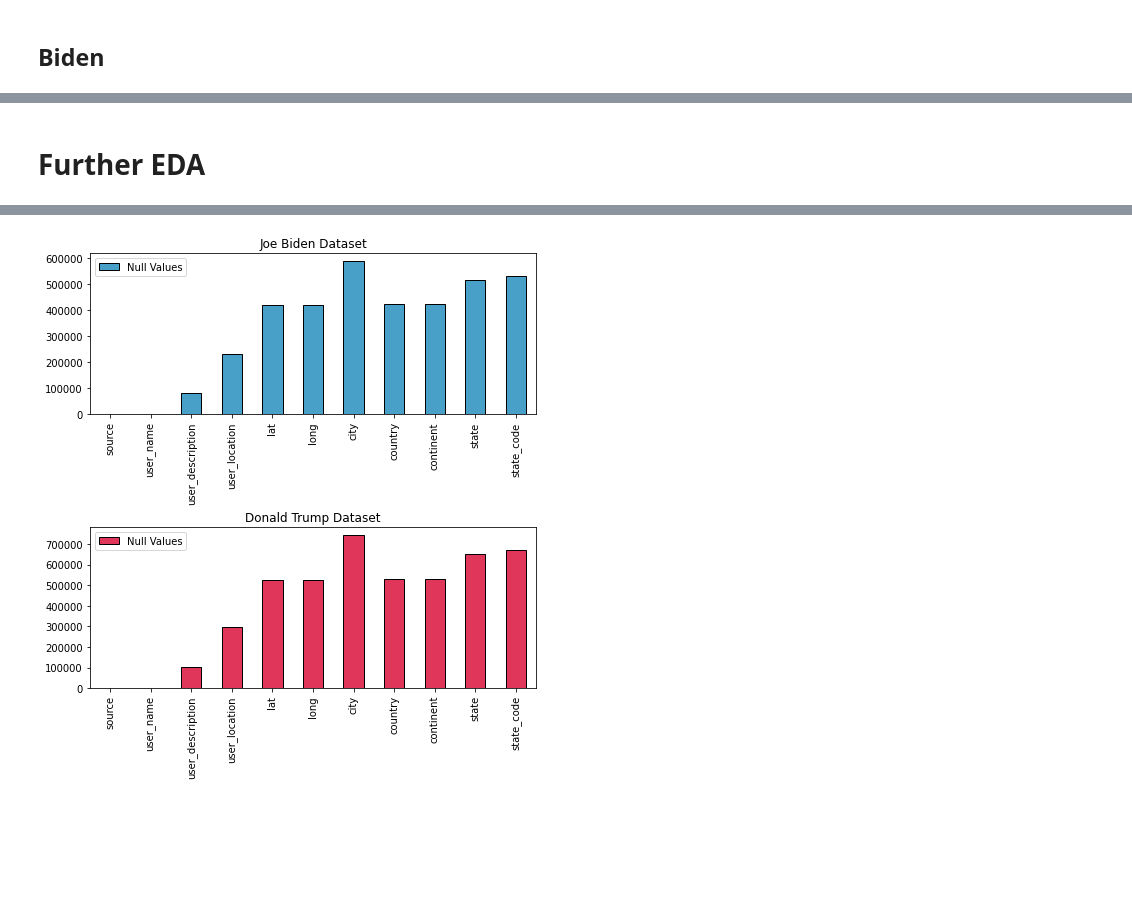
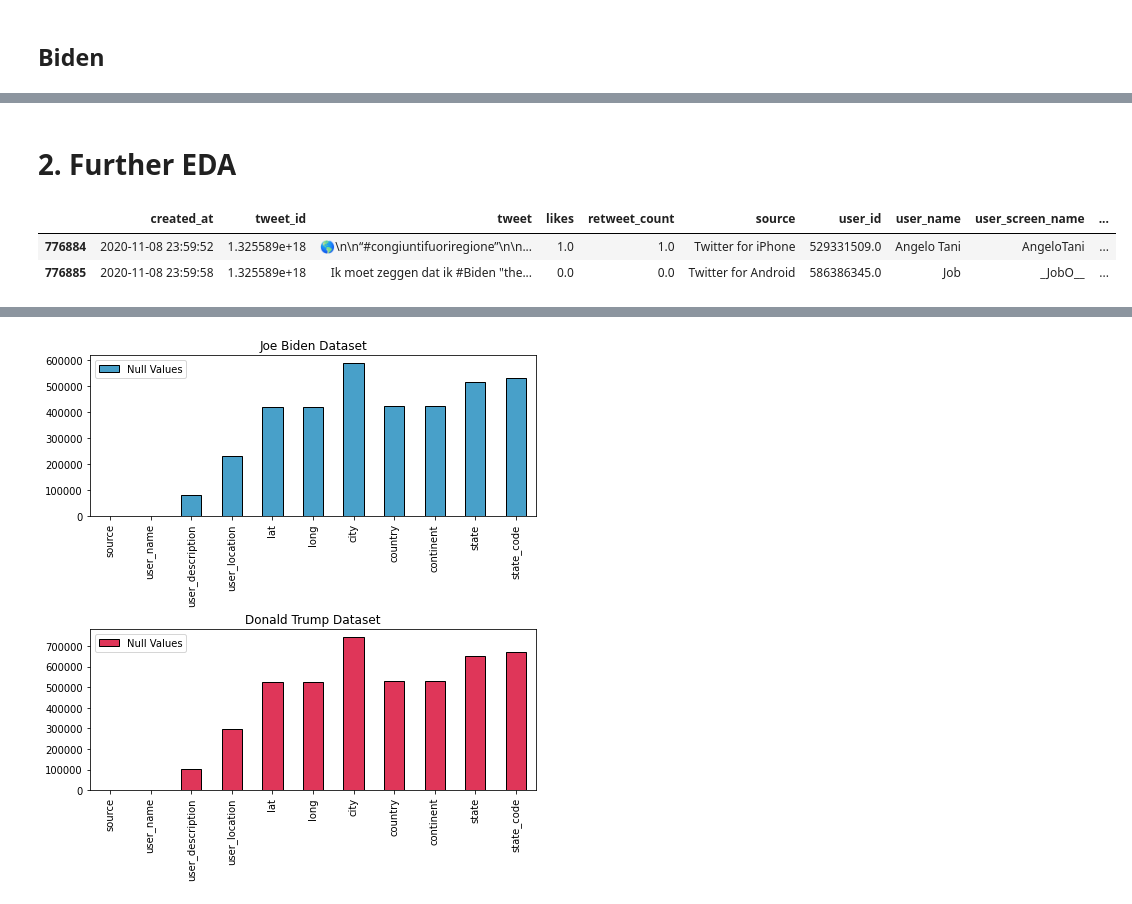
Before and after one commit to sydney-machine-learning/sentimentanalysis-USelections, a Jupyter notebook: main.ipynb, the cells around one changed output, grey strips where cells are left out. Saved outputs shown, nothing was run; the diff lists cells and outputs as text; code cells hidden in the pictures; blank space fills up the shorter version.

```diff
--- a/main.ipynb
+++ b/main.ipynb
@@ -116,11 +101,11 @@ df2.isnull().sum()
 # %% [markdown]
-# Further EDA
+# 2. Further EDA
 # %%
 # Reading both the csv files
 tweets_biden = pd.read_csv('/content/drive/MyDrive/US_elections/hashtag_joebiden.csv', lineterminator='\n', parse_dates=True)
 tweets_trump = pd.read_csv('/content/drive/MyDrive/US_elections/hashtag_donaldtrump.csv', lineterminator='\n', parse_dates=True)
 
-# Clean data
+# Replace United states in country column with USA full form
 tweets_biden['country'].replace({'United States':'United States of America'}, inplace=True)
 tweets_trump['country'].replace({'United States':'United States of America'}, inplace=True)
 
@@ -135,31 +120,37 @@ def sentiment(data):
     temp=[]
     for row in data:
         tmp=sid.polarity_scores(row)
         temp.append(tmp)
     return temp
 
 # convert to datetime object
 tweets_biden['user_join_date']=pd.to_datetime(tweets_biden['user_join_date'])
 tweets_trump['user_join_date']=pd.to_datetime(tweets_trump['user_join_date'])
 tweets_biden['collected_at']=pd.to_datetime(tweets_biden['collected_at'])
 tweets_trump['collected_at']=pd.to_datetime(tweets_trump['collected_at'])
 tweets_biden['created_at']=pd.to_datetime(tweets_biden['created_at'])
 tweets_trump['created_at']=pd.to_datetime(tweets_trump['created_at'])
 
 # create additional date time columns
 tweets_biden['created_at_r']=tweets_biden['created_at'].dt.strftime('%Y-%m-%d %H')
 tweets_trump['created_at_r']=tweets_trump['created_at'].dt.strftime('%Y-%m-%d %H')
 tweets_biden['created_at_r2']=tweets_biden['created_at'].dt.strftime('%m-%d')
 tweets_trump['created_at_r2']=tweets_trump['created_at'].dt.strftime('%m-%d')
 
-# normalise likes and retweets to allow fair analysis
+# normalise time diff to hours
 b_tdiff=(tweets_biden['collected_at'] - tweets_biden['created_at'])
 t_tdiff=(tweets_trump['collected_at'] - tweets_trump['created_at'])
 b_tdiff=(b_tdiff.dt.days * 24 + b_tdiff.dt.seconds / 3600)
 t_tdiff=(t_tdiff.dt.days * 24 + t_tdiff.dt.seconds / 3600)
 
 # Use numpy vectorisation to create new columns for normalised likes and retweets
 tweets_biden['likes_norm'] = normalise(tweets_biden['likes'],b_tdiff)
 tweets_biden['retweet_norm'] = normalise(tweets_biden['retweet_count'],b_tdiff)
 tweets_trump['likes_norm'] = normalise(tweets_trump['likes'],t_tdiff)
 tweets_trump['retweet_norm'] = normalise(tweets_trump['retweet_count'],t_tdiff)
+
+tweets_biden.tail(2)
+# %% [output]
+|  | created_at | tweet_id | tweet | likes | retweet_count | source | user_id | user_name | user_screen_name | ... |
+| 776884 | 2020-11-08 23:59:52 | 1.325589e+18 | 🌎\n\n“#congiuntifuoriregione”\n\n... | 1.0 | 1.0 | Twitter for iPhone | 529331509.0 | Angelo Tani | AngeloTani | ... |
+| 776885 | 2020-11-08 23:59:58 | 1.325589e+18 | Ik moet zeggen dat ik #Biden "the... | 0.0 | 0.0 | Twitter for Android | 586386345.0 | Job | _JobO__ | ... |
```
Also changed, not shown: parts of 11 cells of this notebook.
